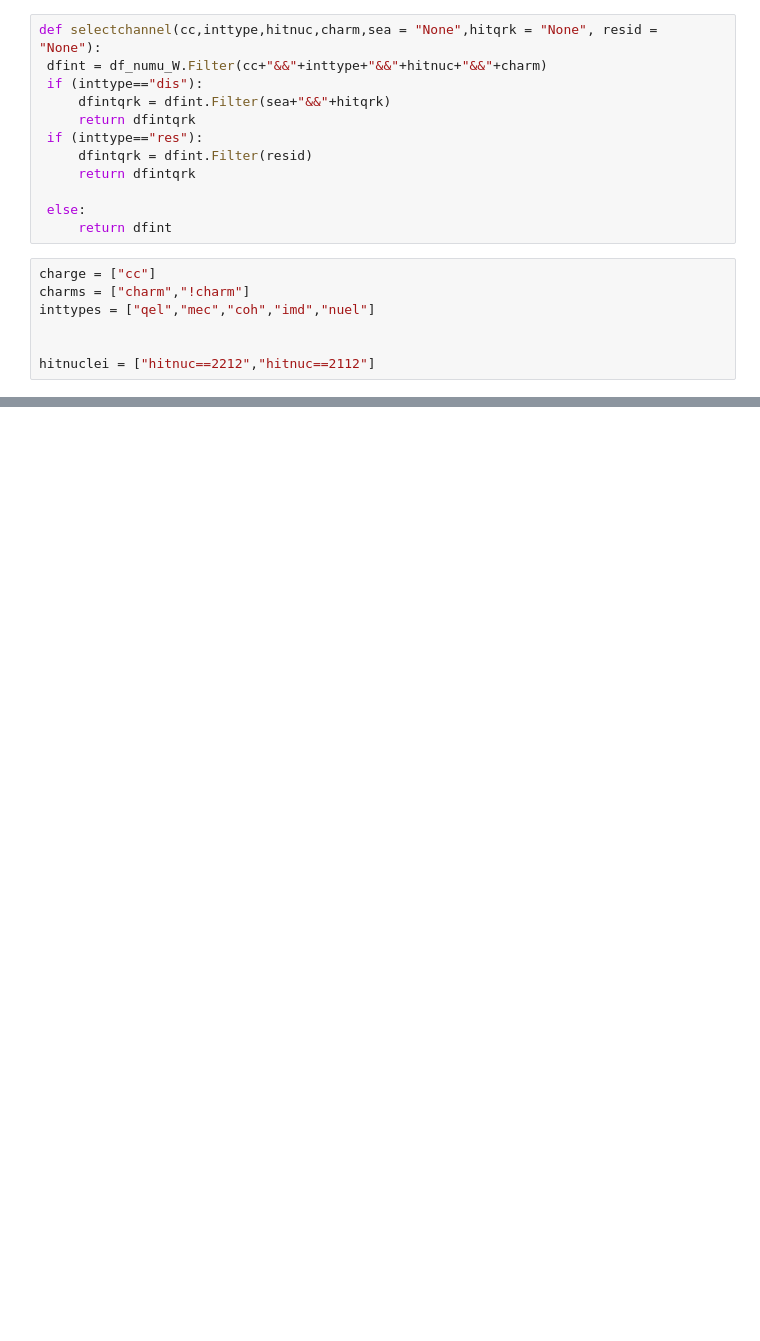
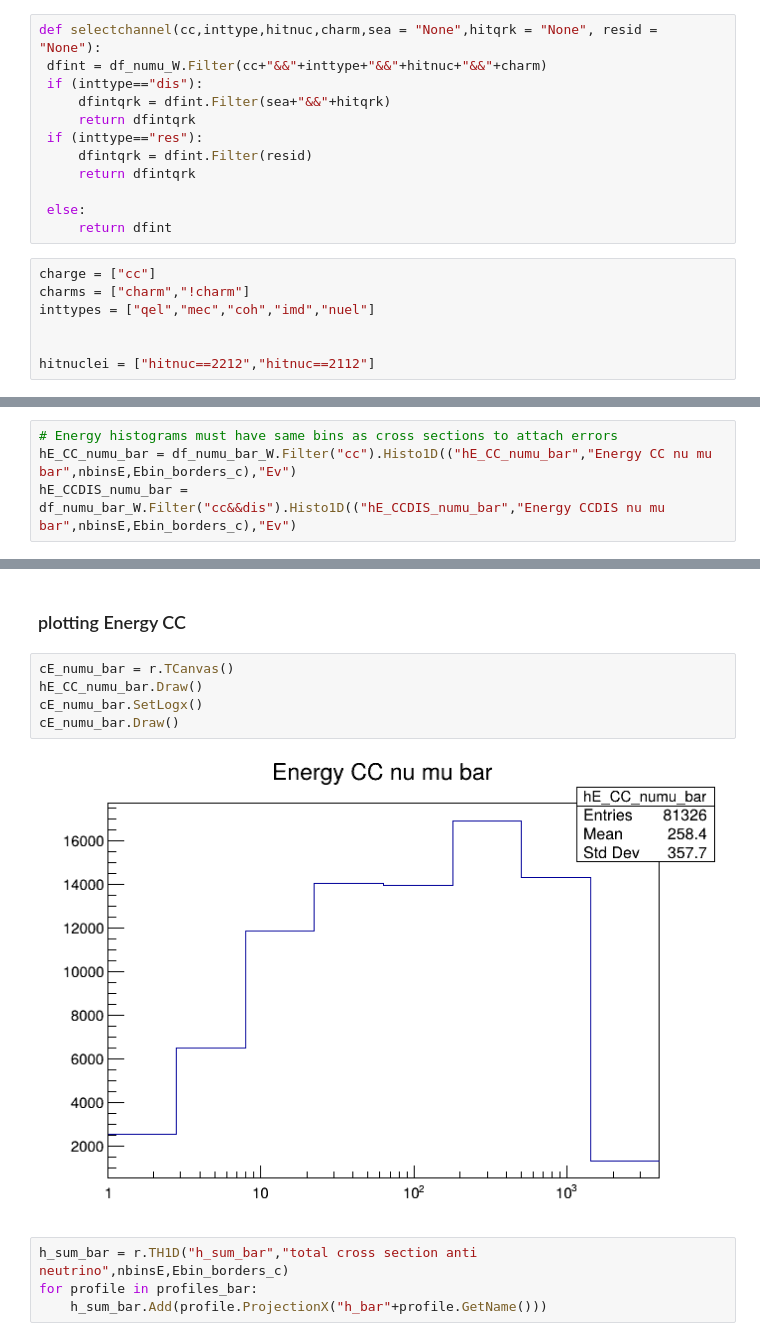
Before and after one commit to antonioiuliano2/macros-ship, a Jupyter notebook: nu_ship_simulations/SumCCCrossSections.ipynb, the cells around one changed output, grey strips where cells are left out. Drawn from its saved outputs; the diff is of its cells as text; blank space fills up the shorter version.

```diff
--- a/nu_ship_simulations/SumCCCrossSections.ipynb
+++ b/nu_ship_simulations/SumCCCrossSections.ipynb
@@ -128,0 +162,4 @@ prof_cc_dis_hitnuc==2112_!charm_sea_quark_3 183.0
+# %%
+# Energy histograms must have same bins as cross sections to attach errors
+hE_CC_numu_bar = df_numu_bar_W.Filter("cc").Histo1D(("hE_CC_numu_bar","Energy CC nu mu bar",nbinsE,Ebin_borders_c),"Ev")
+hE_CCDIS_numu_bar = df_numu_bar_W.Filter("cc&&dis").Histo1D(("hE_CCDIS_numu_bar","Energy CCDIS nu mu bar",nbinsE,Ebin_borders_c),"Ev")
@@ -128,0 +217,13 @@ prof_cc_dis_hitnuc==2112_!charm_sea_quark_3 183.0
+# %% [markdown]
+### plotting Energy CC
+# %%
+cE_numu_bar = r.TCanvas()
+hE_CC_numu_bar.Draw()
+cE_numu_bar.SetLogx()
+cE_numu_bar.Draw()
+# %% [output]
+[figure, added]
+# %%
+h_sum_bar = r.TH1D("h_sum_bar","total cross section anti neutrino",nbinsE,Ebin_borders_c)
+for profile in profiles_bar:
+    h_sum_bar.Add(profile.ProjectionX("h_bar"+profile.GetName()))
```
Also changed, not shown: parts of 32 cells of this notebook.
